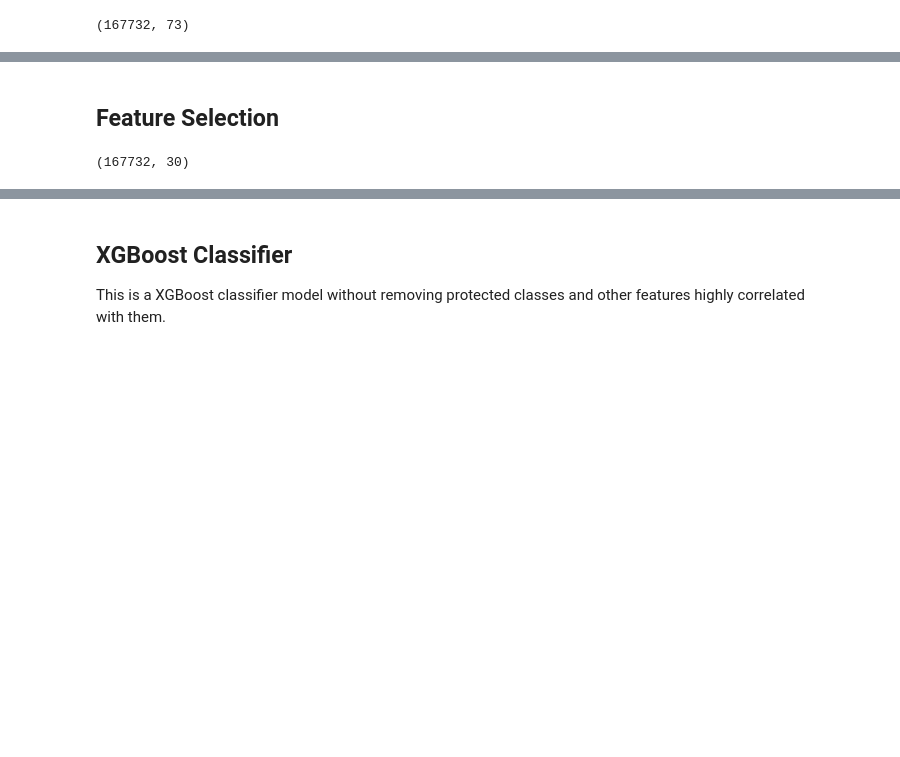
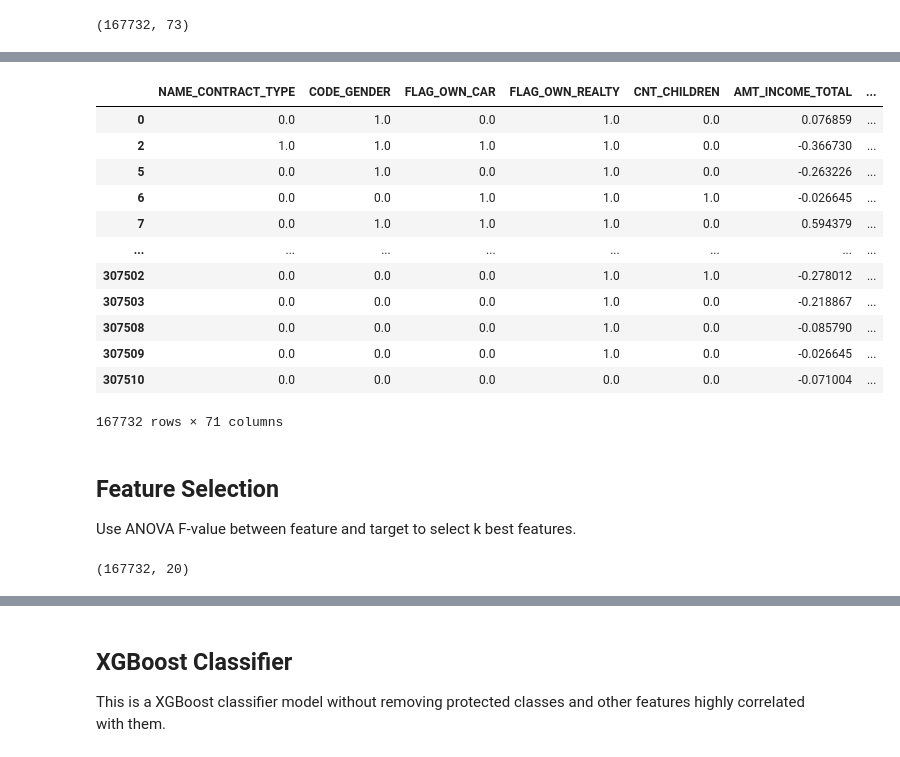
Before and after one commit to lisawym/CreditRiskMLModeling, a Jupyter notebook: xgboost.ipynb, the cells around one changed output, grey strips where cells are left out. Cells and saved outputs as stored; diff of their text form; code cells hidden in the pictures; blank space fills up the shorter version.

```diff
--- a/xgboost.ipynb
+++ b/xgboost.ipynb
@@ -51,3 +53,10 @@ train_data[train_data.select_dtypes(['object']).columns] = train_data.select_dty
 train_data.shape
 # %% [output]
 (167732, 73)
+# %%
+# convert binary variables to categorical datatype
+binary_cols = ['CNT_CHILDREN','FLAG_MOBIL','FLAG_EMP_PHONE','FLAG_WORK_PHONE','FLAG_CONT_MOBILE','FLAG_PHONE','FLAG_EMAIL']
+flag_cols = [col for col in train_data .columns if 'FLAG_DOCUMENT_' in col]
+binary_cols.extend(flag_cols)
+
+train_data[binary_cols] = train_data[binary_cols].astype('category')
@@ -54,20 +83,14 @@ train_data.shape
 # %%
 X_train_data, y_train_data = train_data.drop(columns=['SK_ID_CURR', 'TARGET']), train_data['TARGET']
 
-numeric_features = X_train_data.select_dtypes(exclude=['category']).columns
+numeric_features = X_train_data.select_dtypes(['int64','float64']).columns
 numeric_transformer = Pipeline(
-    steps=[("imputer", SimpleImputer(strategy="median")), ("scaler", StandardScaler())]
+    steps=[("scaler", StandardScaler())]
 )
 
 categorical_features = X_train_data.select_dtypes(['category']).columns
 categorical_transformer = Pipeline(
     steps=[
-        ("encoder", OrdinalEncoder(handle_unknown="use_encoded_value", unknown_value=np.nan))
+        ("encoder", OrdinalEncoder())
     ]
 )
-preprocessor = ColumnTransformer(
-    transformers=[
-        ("num", numeric_transformer, numeric_features),
-        ("cat", categorical_transformer, categorical_features),
-    ]
-)
@@ -79,2 +97,19 @@ X = pd.DataFrame(X_train_processed, index=X_train_data.index, columns=X_train_da
-# %% [markdown]
-## Feature Selection
+# %%
+X_train_data[numeric_features] = numeric_transformer.fit_transform(X_train_data[numeric_features])
+X_train_data[categorical_features] = categorical_transformer.fit_transform(X_train_data[categorical_features])
+# %%
+X_train_data
+# %% [output]
+|  | NAME_CONTRACT_TYPE | CODE_GENDER | FLAG_OWN_CAR | FLAG_OWN_REALTY | CNT_CHILDREN | AMT_INCOME_TOTAL | ... |
+| 0 | 0.0 | 1.0 | 0.0 | 1.0 | 0.0 | 0.076859 | ... |
+| 2 | 1.0 | 1.0 | 1.0 | 1.0 | 0.0 | -0.366730 | ... |
+| 5 | 0.0 | 1.0 | 0.0 | 1.0 | 0.0 | -0.263226 | ... |
+| 6 | 0.0 | 0.0 | 1.0 | 1.0 | 1.0 | -0.026645 | ... |
+| 7 | 0.0 | 1.0 | 1.0 | 1.0 | 0.0 | 0.594379 | ... |
+| ... | ... | ... | ... | ... | ... | ... | ... |
+| 307502 | 0.0 | 0.0 | 0.0 | 1.0 | 1.0 | -0.278012 | ... |
+| 307503 | 0.0 | 0.0 | 0.0 | 1.0 | 0.0 | -0.218867 | ... |
+| 307508 | 0.0 | 0.0 | 0.0 | 1.0 | 0.0 | -0.085790 | ... |
+| 307509 | 0.0 | 0.0 | 0.0 | 1.0 | 0.0 | -0.026645 | ... |
+| 307510 | 0.0 | 0.0 | 0.0 | 0.0 | 0.0 | -0.071004 | ... |
+167732 rows × 71 columns
@@ -81,9 +121,13 @@ X = pd.DataFrame(X_train_processed, index=X_train_data.index, columns=X_train_da
+# %% [markdown]
+## Feature Selection
+
+Use ANOVA F-value between feature and target to select k best features.
 # %%
-feature_selector = SelectKBest(f_classif, k=30)
-X_new = feature_selector.fit_transform(X, y_train_data)
+feature_selector = SelectKBest(f_classif, k=20)
+X_new = feature_selector.fit_transform(X_train_data, y_train_data)
 X_new.shape
 # %% [output]
-(167732, 30)
+(167732, 20)
 # %%
 # list of best features selected
 feature_selector.get_feature_names_out()
```
Also changed, not shown: parts of 16 cells of this notebook.
